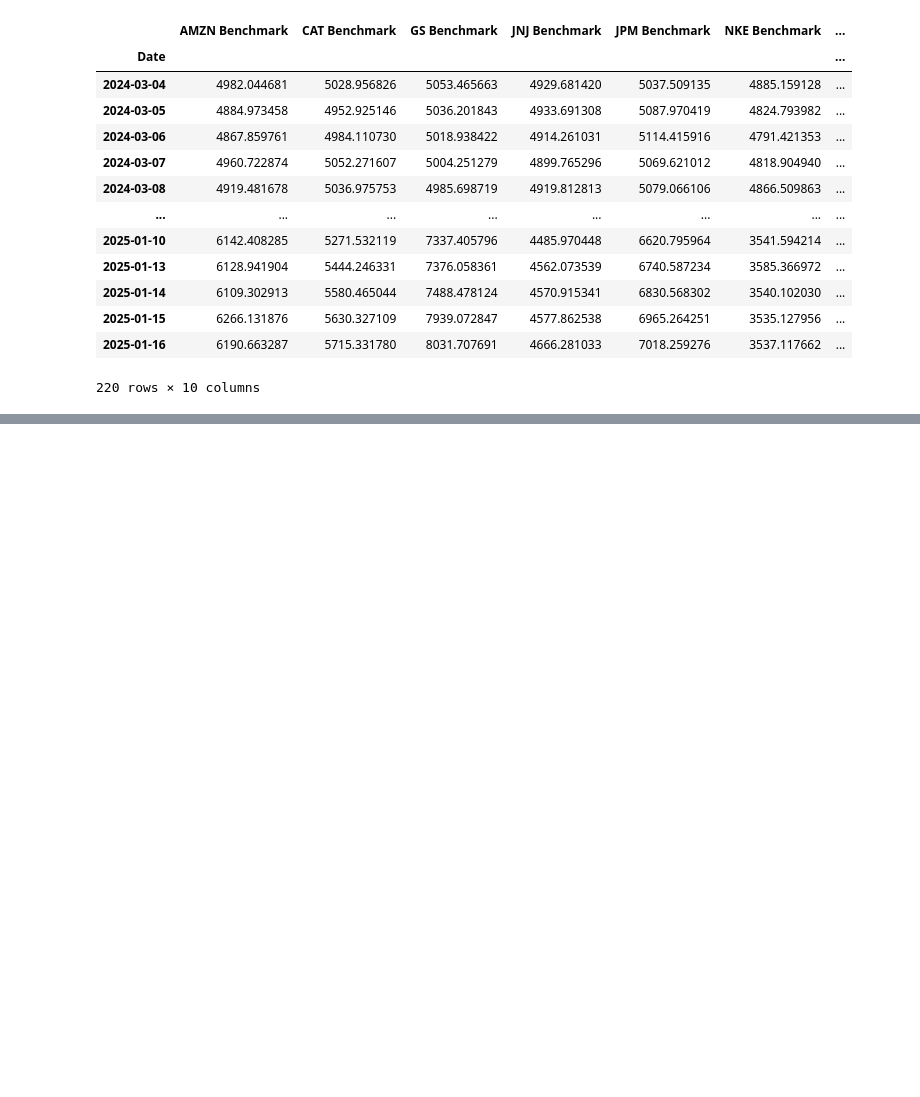
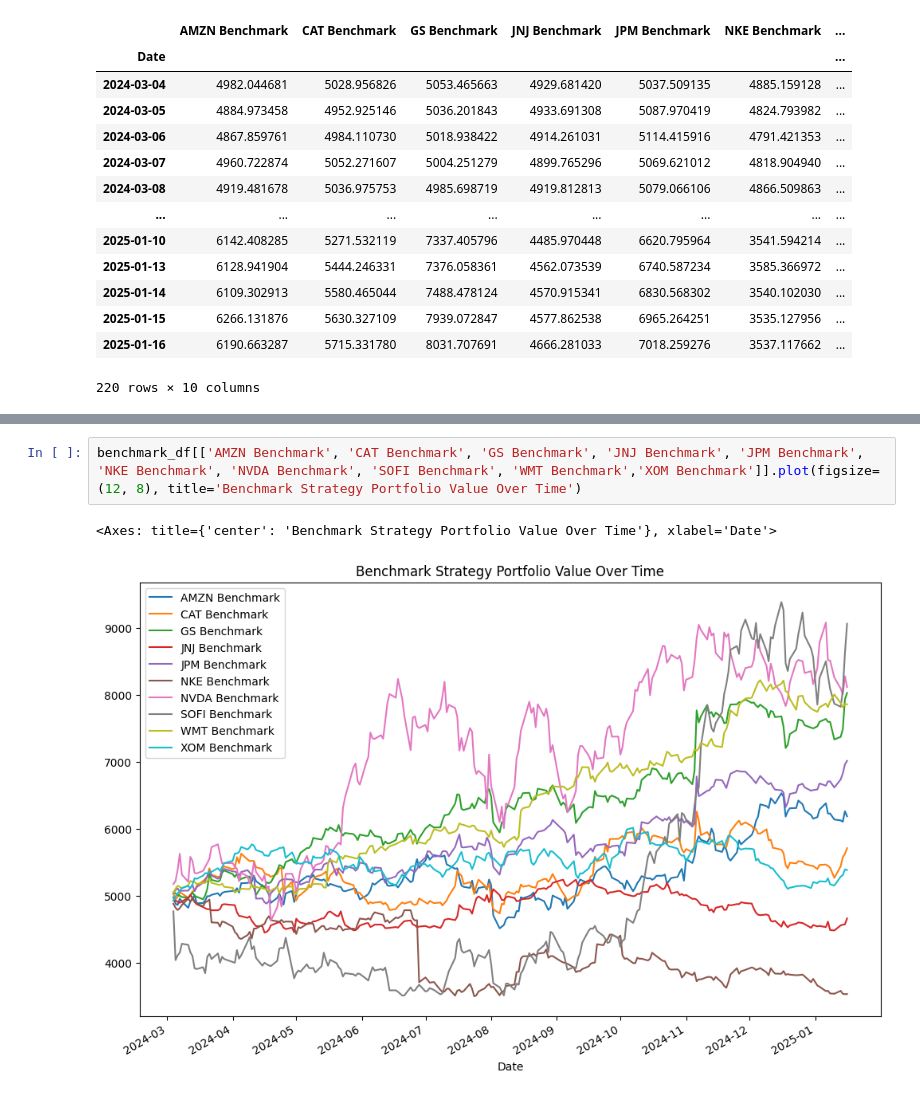
Before and after one commit to SebastianApelgren/AlgorithmicTrading, a Jupyter notebook: benchmark.ipynb, the cells around one changed output, grey strips where cells are left out. Saved outputs shown, nothing was run; the diff lists cells and outputs as text; blank space fills up the shorter version.

```diff
--- a/benchmark.ipynb
+++ b/benchmark.ipynb
@@ -119,0 +144,5 @@ total_portfolio_value
+# %%
+benchmark_df[['AMZN Benchmark', 'CAT Benchmark', 'GS Benchmark', 'JNJ Benchmark', 'JPM Benchmark', 'NKE Benchmark', 'NVDA Benchmark', 'SOFI Benchmark', 'WMT Benchmark','XOM Benchmark']].plot(figsize=(12, 8), title='Benchmark Strategy Portfolio Value Over Time')
+# %% [output]
+<Axes: title={'center': 'Benchmark Strategy Portfolio Value Over Time'}, xlabel='Date'>
+[figure, added]
```
Also changed, not shown: parts of 5 cells of this notebook.
